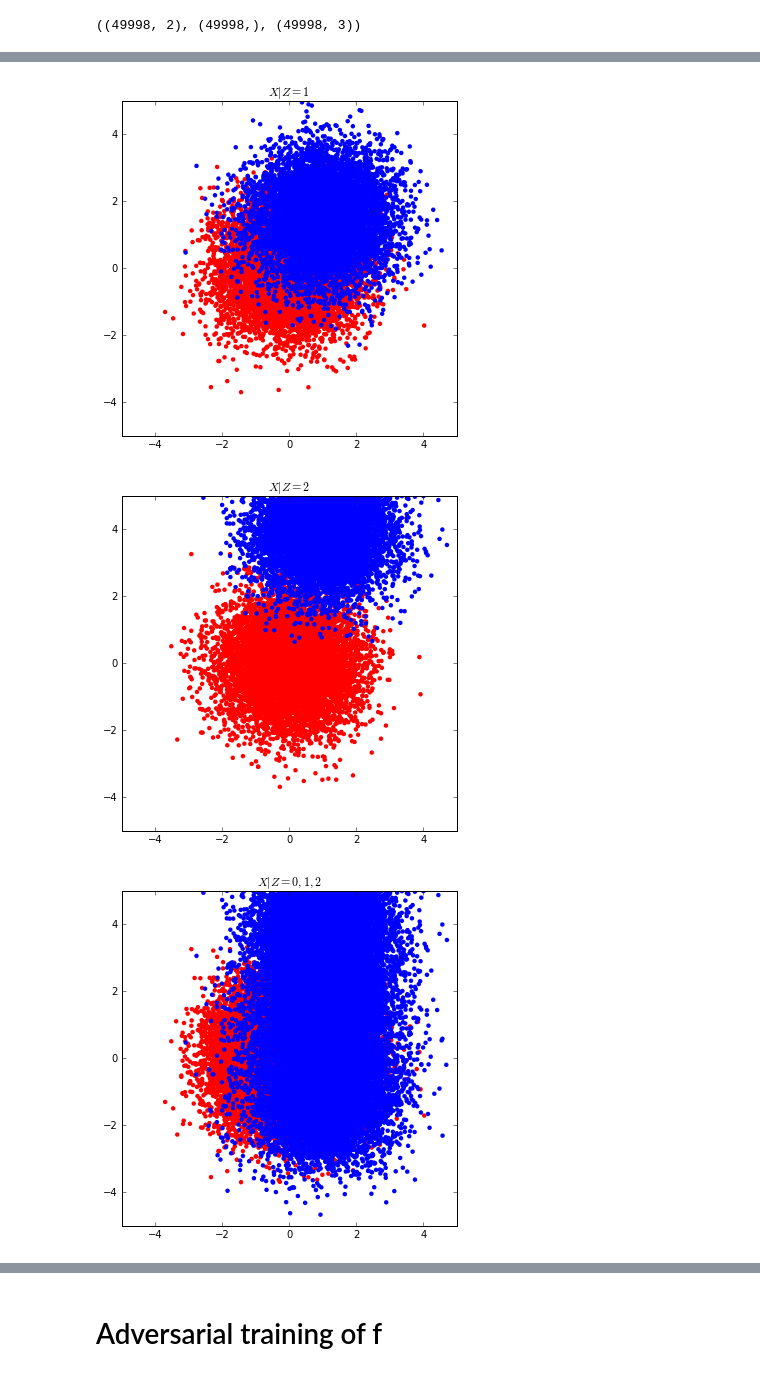
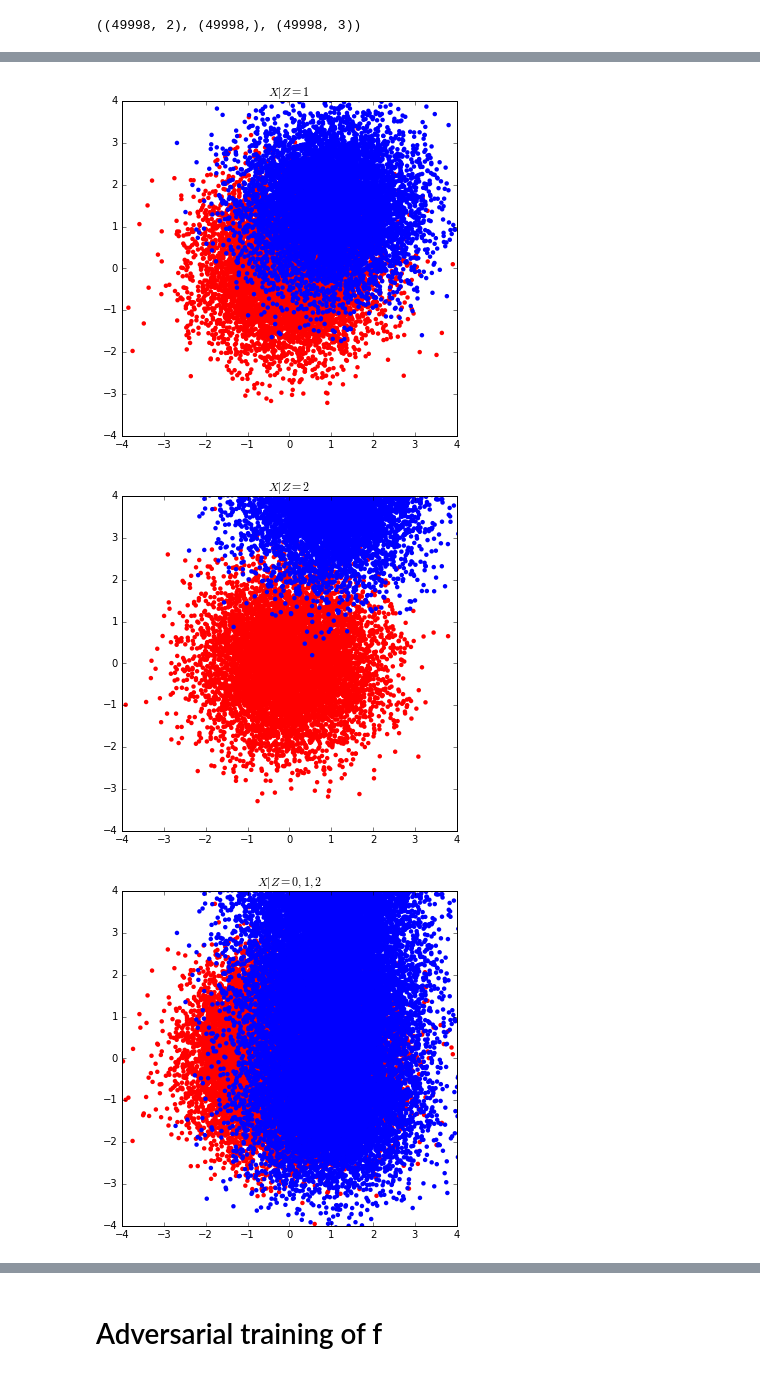
Before and after one commit to glouppe/paper-learning-to-pivot, a Jupyter notebook: code/Toy.ipynb, the cells around one changed output, grey strips where cells are left out. Saved outputs shown, nothing was run; the diff lists cells and outputs as text; code cells hidden in the pictures.

```diff
--- a/code/Toy.ipynb
+++ b/code/Toy.ipynb
@@ -53,28 +51,28 @@ X.shape, y.shape, z.shape
 plt.title("$X|Z=0$")
 plt.scatter(X0[y0==0, 0], X0[y0==0, 1], c="r", marker="o", edgecolors="none")
 plt.scatter(X0[y0==1, 0], X0[y0==1, 1], c="b", marker="o", edgecolors="none")
-plt.xlim(-5, 5)
-plt.ylim(-5, 5)
+plt.xlim(-4, 4)
+plt.ylim(-4, 4)
 plt.show()
 
 plt.title("$X|Z=1$")
 plt.scatter(X1[y1==0, 0], X1[y1==0, 1], c="r", marker="o", edgecolors="none")
 plt.scatter(X1[y1==1, 0], X1[y1==1, 1], c="b", marker="o", edgecolors="none")
-plt.xlim(-5, 5)
-plt.ylim(-5, 5)
+plt.xlim(-4, 4)
+plt.ylim(-4, 4)
 plt.show()
 
 plt.title("$X|Z=2$")
 plt.scatter(X2[y2==0, 0], X2[y2==0, 1], c="r", marker="o", edgecolors="none")
 plt.scatter(X2[y2==1, 0], X2[y2==1, 1], c="b", marker="o", edgecolors="none")
-plt.xlim(-5, 5)
-plt.ylim(-5, 5)
+plt.xlim(-4, 4)
+plt.ylim(-4, 4)
 plt.show()
 
 plt.title("$X|Z=0,1,2$")
 plt.scatter(X[y==0, 0], X[y==0, 1], c="r", marker="o", edgecolors="none")
 plt.scatter(X[y==1, 0], X[y==1, 1], c="b", marker="o", edgecolors="none")
-plt.xlim(-5, 5)
-plt.ylim(-5, 5)
+plt.xlim(-4, 4)
+plt.ylim(-4, 4)
 plt.show()
 # %% [output]
@@ -82,6 +80,6 @@ plt.show()
-[figure, old version]
+[figure, new version]
-[figure, old version]
+[figure, new version]
-[figure, old version]
+[figure, new version]
 # %%
 from scipy.stats import entropy
 
```
Also changed, not shown: parts of 33 cells of this notebook, 3 other files.
